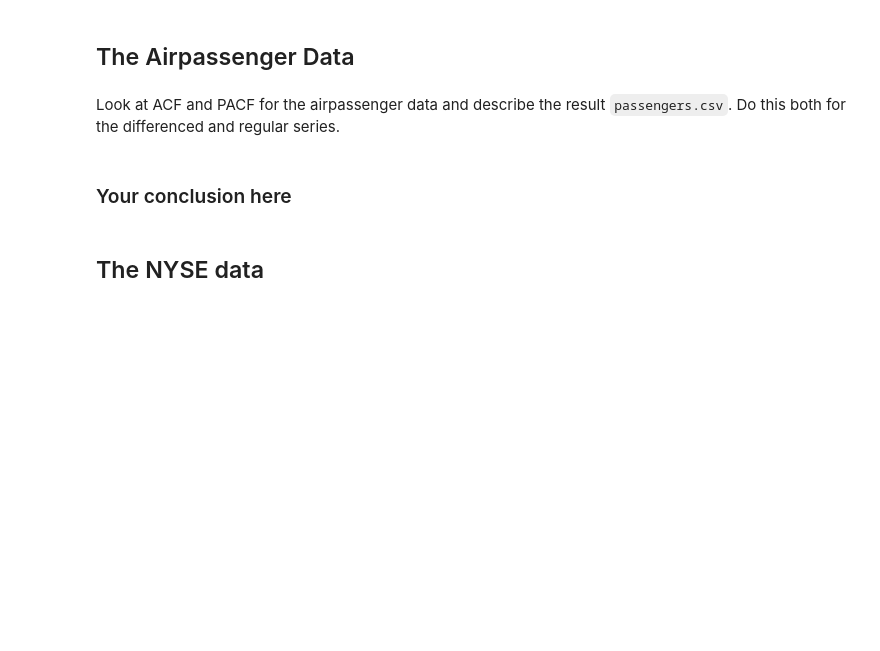
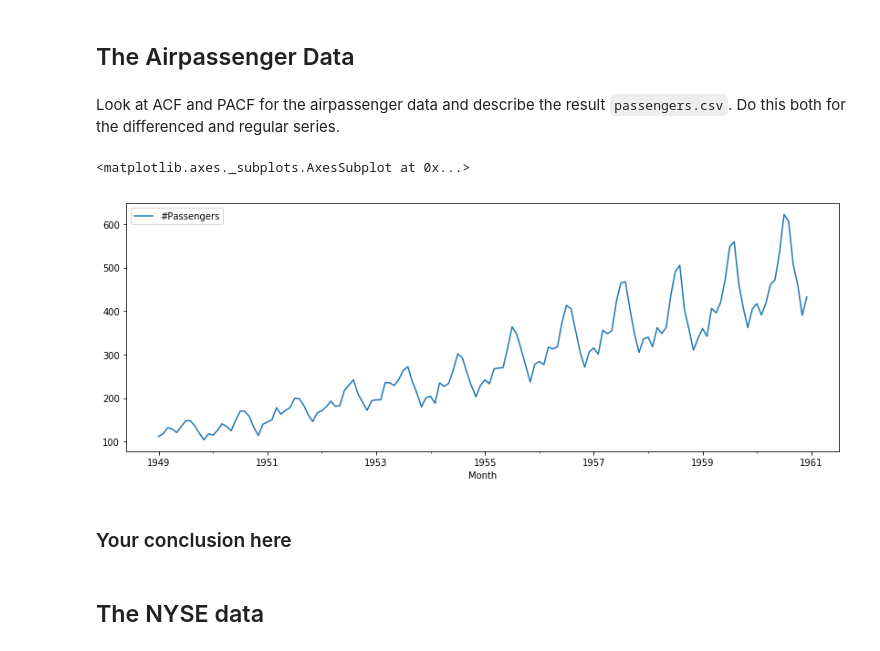
Before and after one commit to cjriggio/dsc-corr-autocorr-in-time-series-lab-nyc-ds-career-042219, a Jupyter notebook: index.ipynb, the cells around one changed output. Cells and saved outputs as stored; diff of their text form; code cells hidden in the pictures; blank space fills up the shorter version.

```diff
--- a/index.ipynb
+++ b/index.ipynb
@@ -153,5 +153,15 @@ This is interesting! Remember that *Partial Autocorrelation Function* gives the
 ## The Airpassenger Data
 # %% [markdown]
 Look at ACF and PACF for the airpassenger data and describe the result `passengers.csv`. Do this both for the differenced and regular series.
+# %%
+# your code here
+
+air= pd.read_csv('passengers.csv')
+air.Month = pd.to_datetime(air.Month)
+air.set_index('Month', inplace = True)
 # %%
 # your code here
+air.plot()
+# %% [output]
+<matplotlib.axes._subplots.AxesSubplot at 0x...>
+[figure, added]
```
Also changed, not shown: parts of 1 cell of this notebook.
